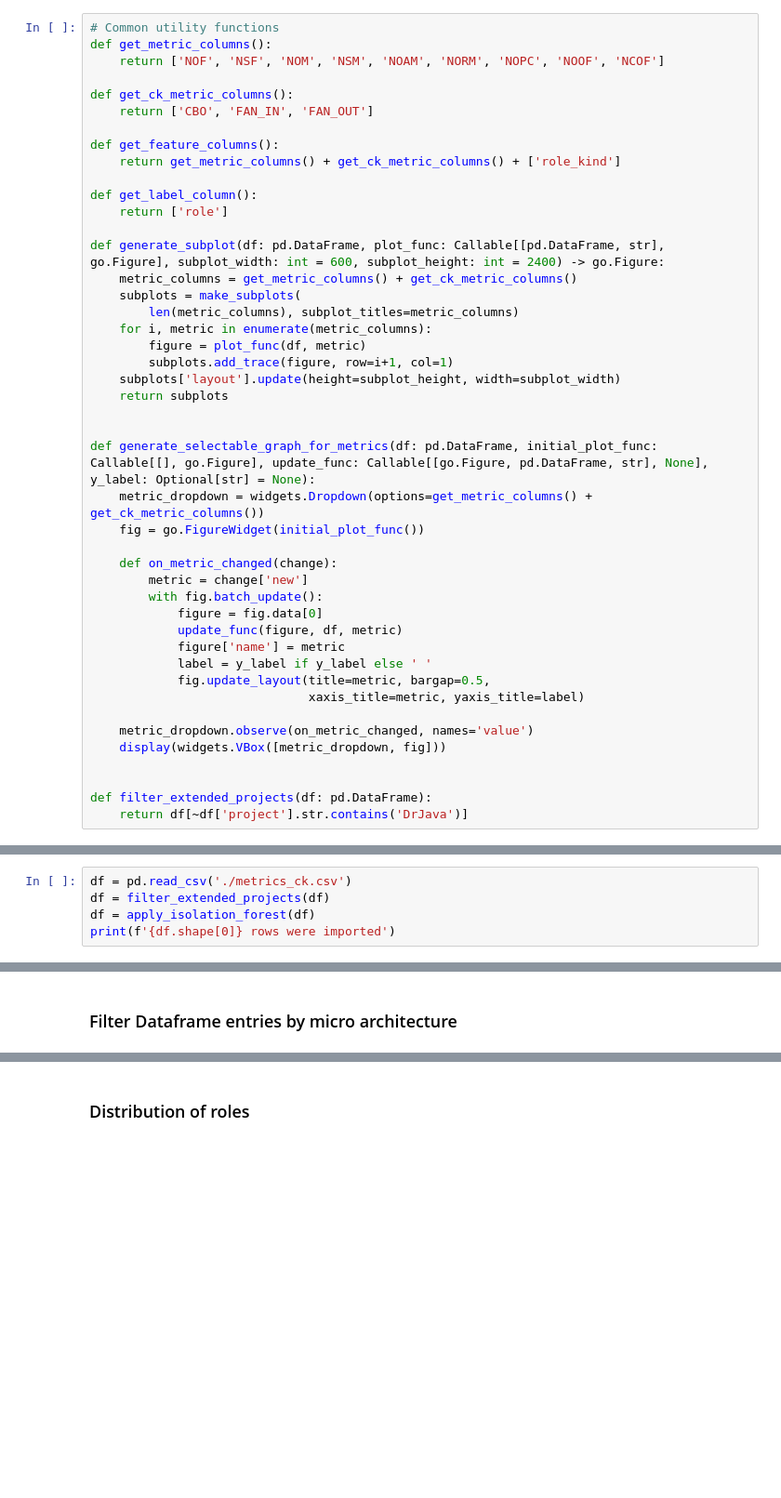
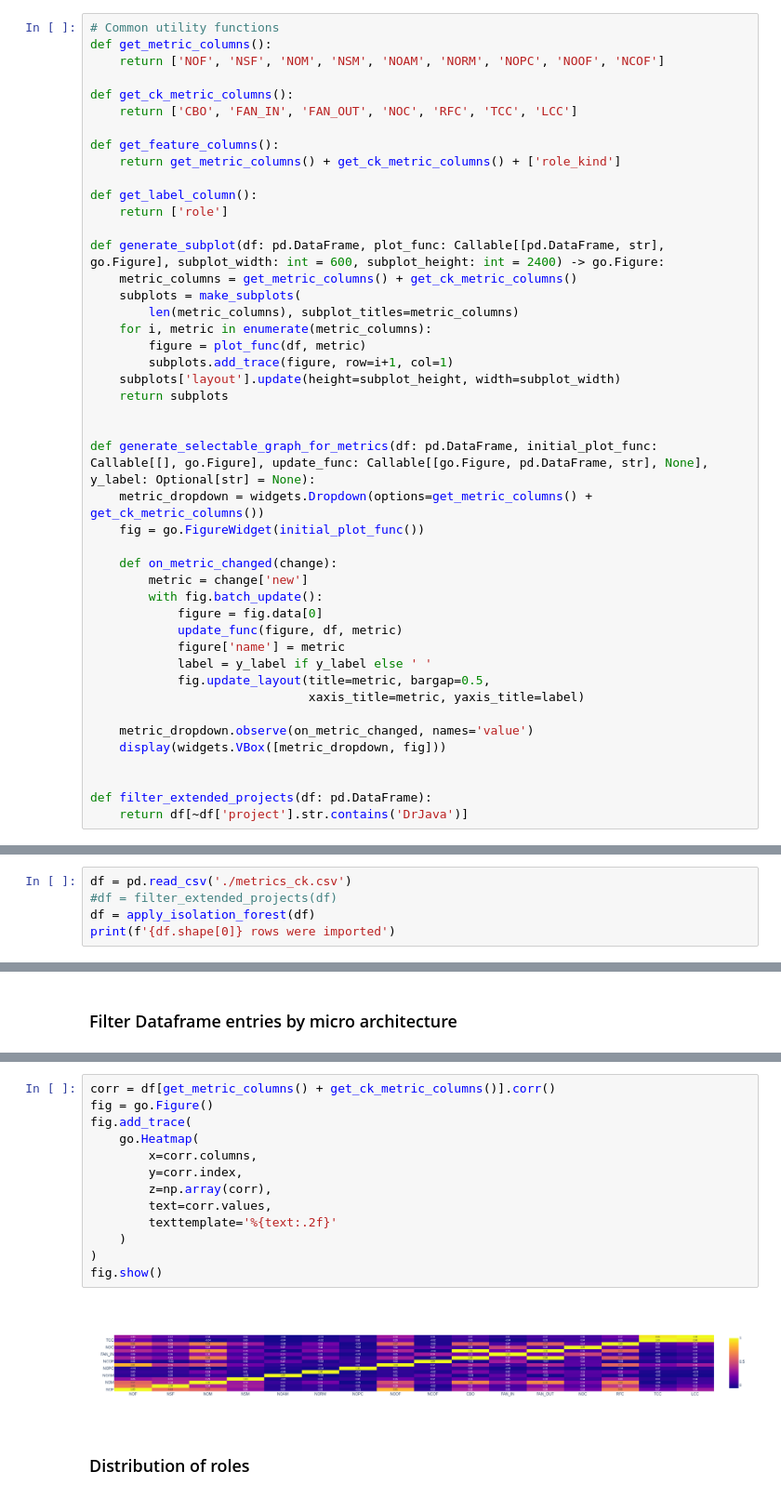
Before and after one commit to bongofriend/master_thesis, a Jupyter notebook: project/metrics.ipynb, the cells around one changed output, grey strips where cells are left out. Shown at 93% size. Cells and saved outputs as stored; diff of their text form; blank space fills up the shorter version.

Commit message:
Include all interesting ck metrics + corr heat map for features

```diff
--- a/project/metrics.ipynb
+++ b/project/metrics.ipynb
@@ -25,7 +35,7 @@ def get_metric_columns():
     return ['NOF', 'NSF', 'NOM', 'NSM', 'NOAM', 'NORM', 'NOPC', 'NOOF', 'NCOF']
 
 def get_ck_metric_columns():
-    return ['CBO', 'FAN_IN', 'FAN_OUT']
+    return ['CBO', 'FAN_IN', 'FAN_OUT', 'NOC', 'RFC', 'TCC', 'LCC']
 
 def get_feature_columns():
     return get_metric_columns() + get_ck_metric_columns() + ['role_kind']
@@ -145,6 +159,6 @@ def apply_local_outlier_factor(df: pd.DataFrame) -> pd.DataFrame:
 ## Explorative Data Analysis of the Dataset
 # %%
 df = pd.read_csv('./metrics_ck.csv')
-df = filter_extended_projects(df)
+#df = filter_extended_projects(df)
 df = apply_isolation_forest(df)
 print(f'{df.shape[0]} rows were imported')
@@ -170,3 +200,18 @@ widgets.interactive(view, micro_arch=w)
+# %%
+corr = df[get_metric_columns() + get_ck_metric_columns()].corr()
+fig = go.Figure()
+fig.add_trace(
+    go.Heatmap(
+        x=corr.columns,
+        y=corr.index,
+        z=np.array(corr),
+        text=corr.values,
+        texttemplate='%{text:.2f}'
+    )
+)
+fig.show()
+# %% [output]
+[figure, added]
 # %% [markdown]
 ### Distribution of roles
 # %%
```
Also changed, not shown: parts of 16 cells of this notebook, 4 other files.
